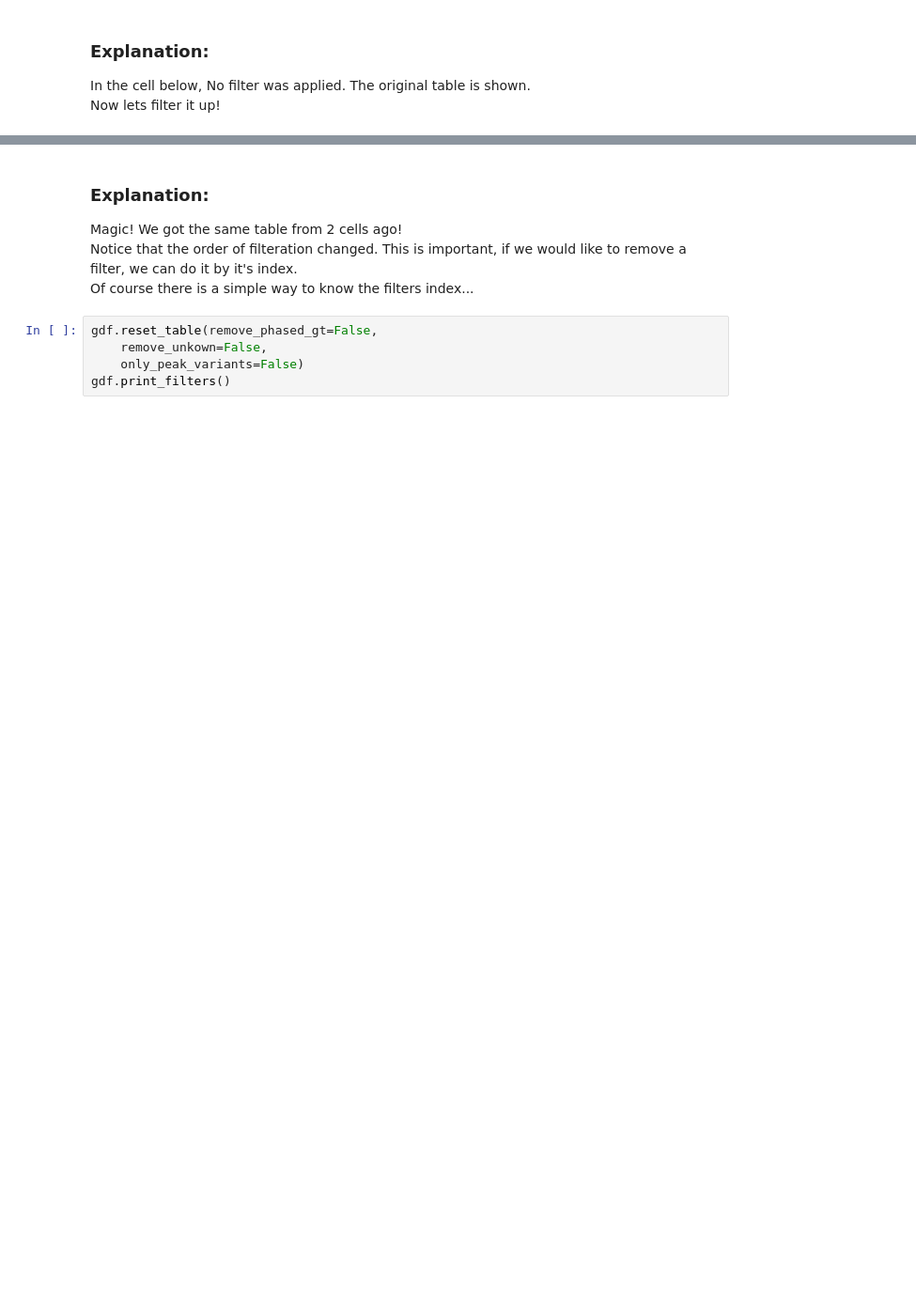
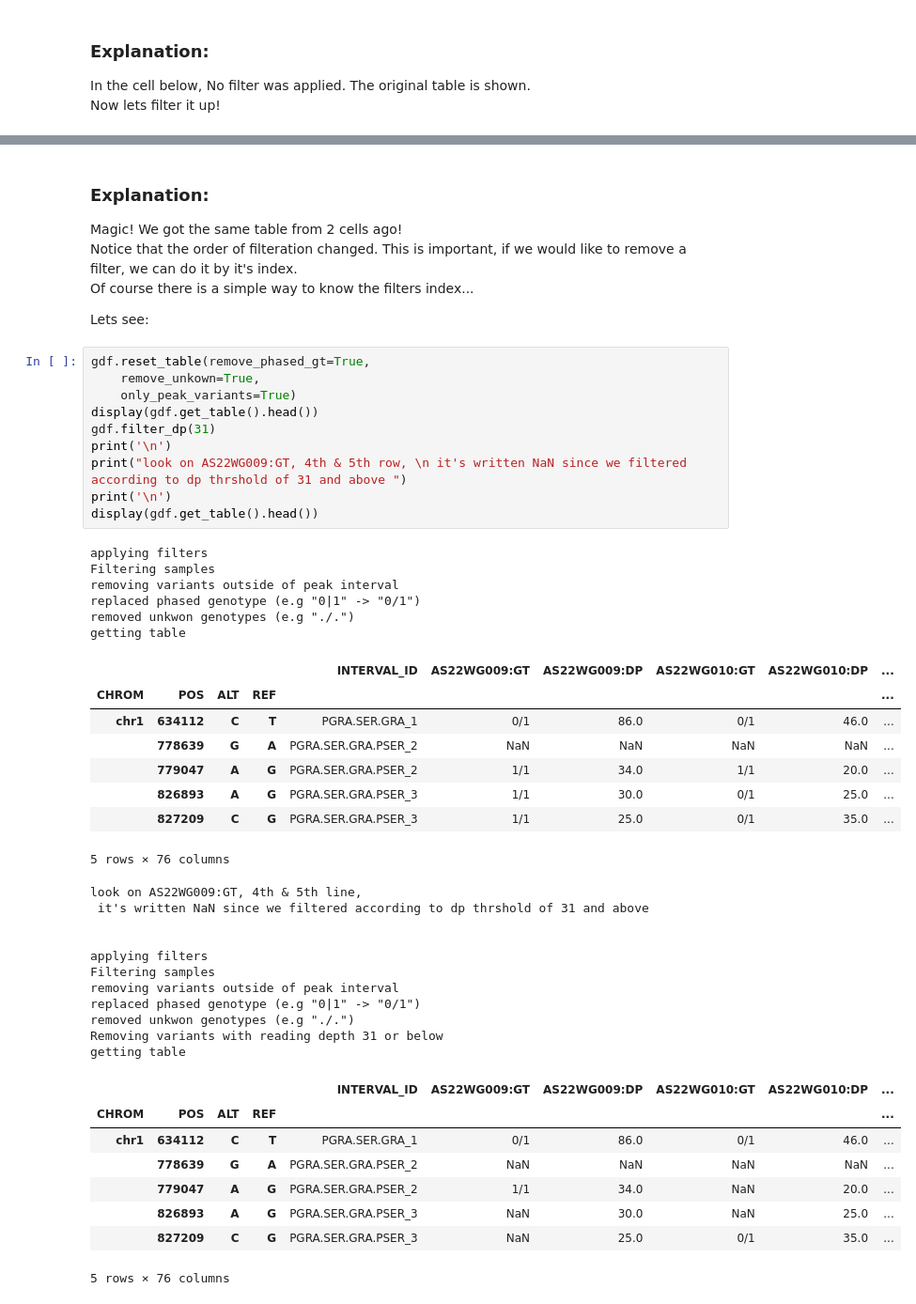
Before and after one commit to Toozig/gnomAD_df_class, a Jupyter notebook: example.ipynb, the cells around one changed output, grey strips where cells are left out. Shown at 94% size. Saved outputs shown, nothing was run; the diff lists cells and outputs as text; blank space fills up the shorter version.

```diff
--- a/example.ipynb
+++ b/example.ipynb
@@ -47,9 +89,50 @@ gdf.get_table().head()
 ### Explanation:
 Magic! We got the same table from 2 cells ago! <br>
 Notice that the order of filteration changed. This is important, if we would like to remove a filter, we can do it by it's index. <br>
-Of course there is a simple way to know the filters index...
+Of course there is a simple way to know the filters index... <br>
+
+Lets see:
-# %%
-gdf.reset_table(remove_phased_gt=False,
-    remove_unkown=False,
-    only_peak_variants=False)
-gdf.print_filters()
+# %%
+gdf.reset_table(remove_phased_gt=True,
+    remove_unkown=True,
+    only_peak_variants=True)
+display(gdf.get_table().head())
+gdf.filter_dp(31)
+print('\n')
+print("look on AS22WG009:GT, 4th & 5th row, \n it's written NaN since we filtered according to dp thrshold of 31 and above ")
+print('\n')
+display(gdf.get_table().head())
+# %% [output]
+applying filters
+Filtering samples
+removing variants outside of peak interval
+replaced phased genotype (e.g "0|1" -> "0/1")
+removed unkwon genotypes (e.g "./.")
+getting table
+|  |  |  |  | INTERVAL_ID | AS22WG009:GT | AS22WG009:DP | AS22WG010:GT | AS22WG010:DP | ... |
+| CHROM | POS | ALT | REF |  |  |  |  |  | ... |
+| chr1 | 634112 | C | T | PGRA.SER.GRA_1 | 0/1 | 86.0 | 0/1 | 46.0 | ... |
+|  | 778639 | G | A | PGRA.SER.GRA.PSER_2 | NaN | NaN | NaN | NaN | ... |
+|  | 779047 | A | G | PGRA.SER.GRA.PSER_2 | 1/1 | 34.0 | 1/1 | 20.0 | ... |
+|  | 826893 | A | G | PGRA.SER.GRA.PSER_3 | 1/1 | 30.0 | 0/1 | 25.0 | ... |
+|  | 827209 | C | G | PGRA.SER.GRA.PSER_3 | 1/1 | 25.0 | 0/1 | 35.0 | ... |
+5 rows × 76 columns
+look on AS22WG009:GT, 4th & 5th line,
+ it's written NaN since we filtered according to dp thrshold of 31 and above
+
+
+applying filters
+Filtering samples
+removing variants outside of peak interval
+replaced phased genotype (e.g "0|1" -> "0/1")
+removed unkwon genotypes (e.g "./.")
+Removing variants with reading depth 31 or below
+getting table
+|  |  |  |  | INTERVAL_ID | AS22WG009:GT | AS22WG009:DP | AS22WG010:GT | AS22WG010:DP | ... |
+| CHROM | POS | ALT | REF |  |  |  |  |  | ... |
+| chr1 | 634112 | C | T | PGRA.SER.GRA_1 | 0/1 | 86.0 | 0/1 | 46.0 | ... |
+|  | 778639 | G | A | PGRA.SER.GRA.PSER_2 | NaN | NaN | NaN | NaN | ... |
+|  | 779047 | A | G | PGRA.SER.GRA.PSER_2 | 1/1 | 34.0 | NaN | 20.0 | ... |
+|  | 826893 | A | G | PGRA.SER.GRA.PSER_3 | NaN | 30.0 | NaN | 25.0 | ... |
+|  | 827209 | C | G | PGRA.SER.GRA.PSER_3 | NaN | 25.0 | 0/1 | 35.0 | ... |
+5 rows × 76 columns
```
Also changed, not shown: parts of 4 cells of this notebook, 1 other file.
